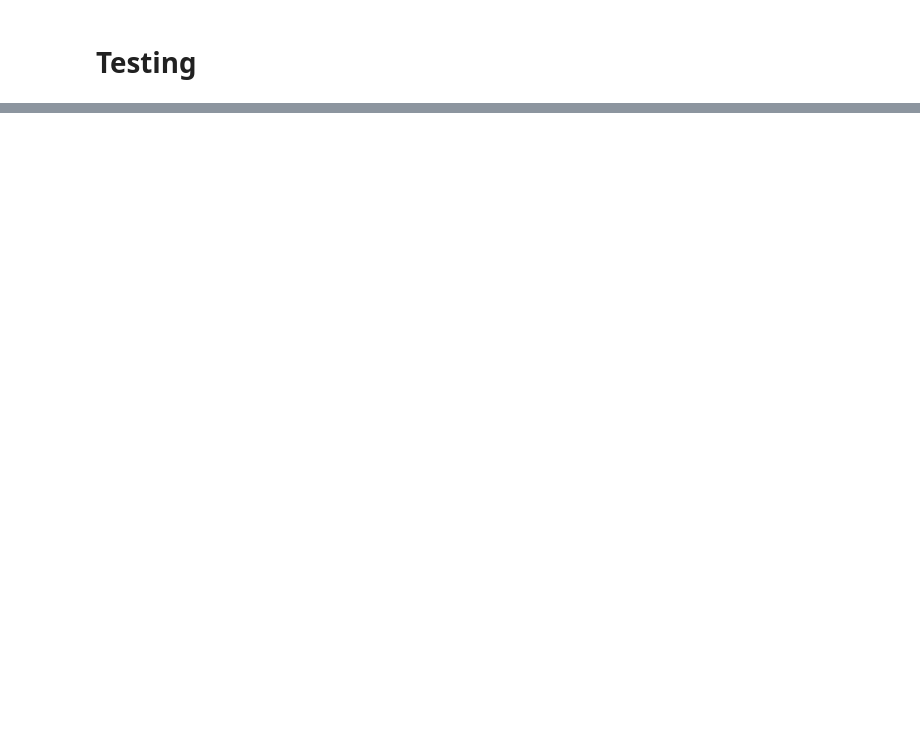
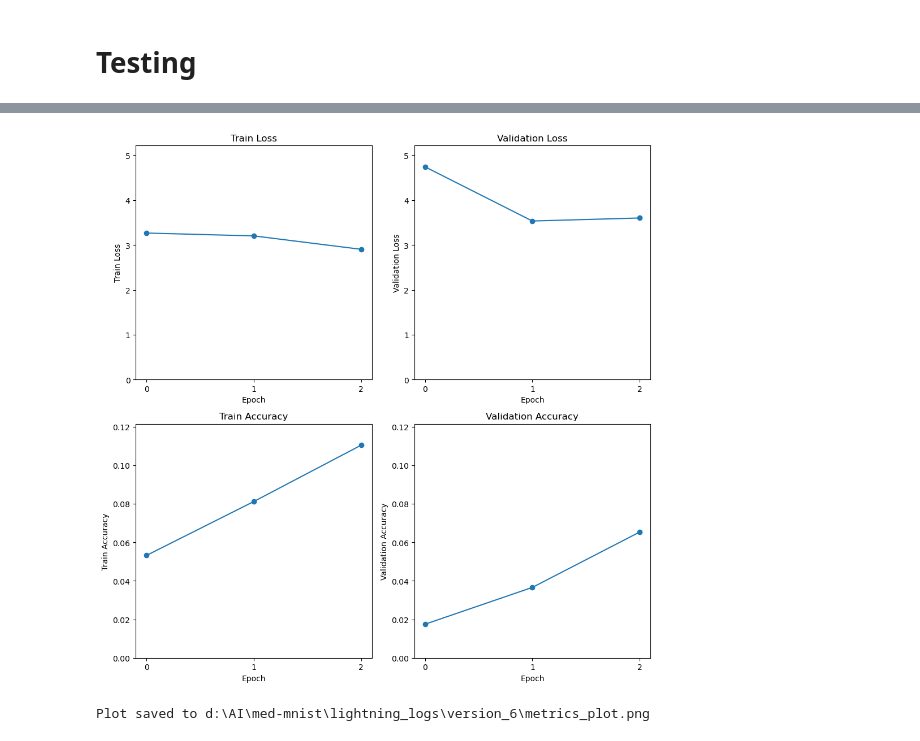
Before and after one commit to jaroslawjanas/med-mnist, a Jupyter notebook: medmnist.ipynb, the cells around one changed output, grey strips where cells are left out. Saved outputs shown, nothing was run; the diff lists cells and outputs as text; code cells hidden in the pictures; blank space fills up the shorter version.

Commit message:
Metrics plotting and other minor adjustments

```diff
--- a/medmnist.ipynb
+++ b/medmnist.ipynb
@@ -558,0 +567,11 @@ Loaded model weights from the checkpoint at D:\AI\med-mnist\models\vit_sz28_d1_h
+# %%
+# current_version = trainer.logger.version
+current_version = 6
+# print("Current run version:", current_version)
+
+logs_path = os.path.join(CWD, "lightning_logs", f"version_{current_version}")
+
+plot_and_save_metrics(logs_path)
+# %% [output]
+[figure, added]
+Plot saved to d:\AI\med-mnist\lightning_logs\version_6\metrics_plot.png
```
Also changed, not shown: parts of 10 cells of this notebook, 1 other file.
